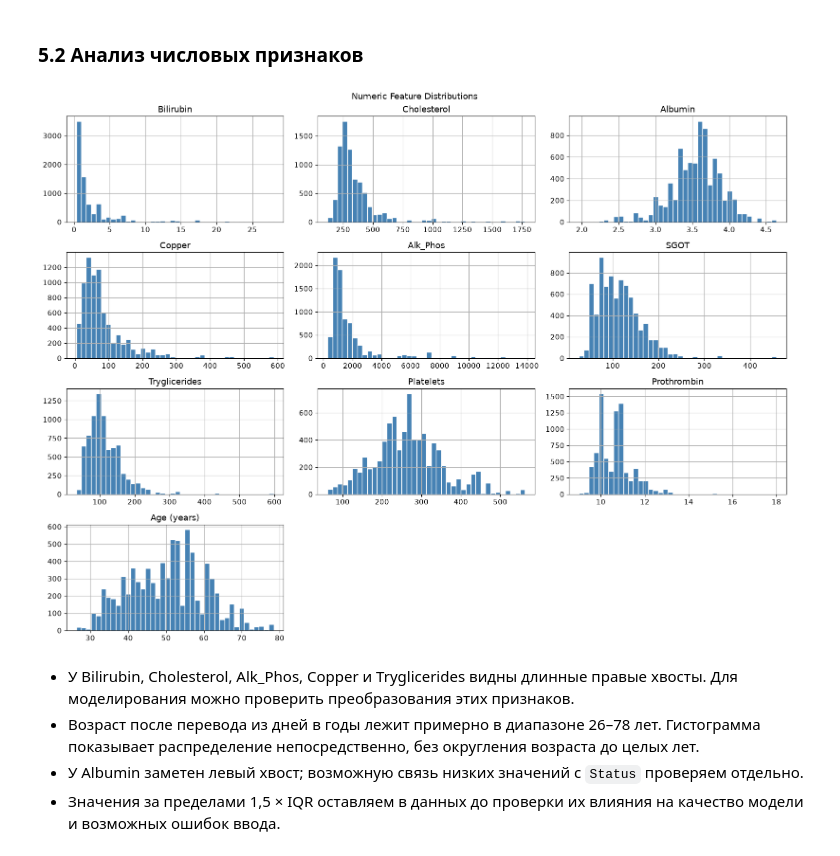
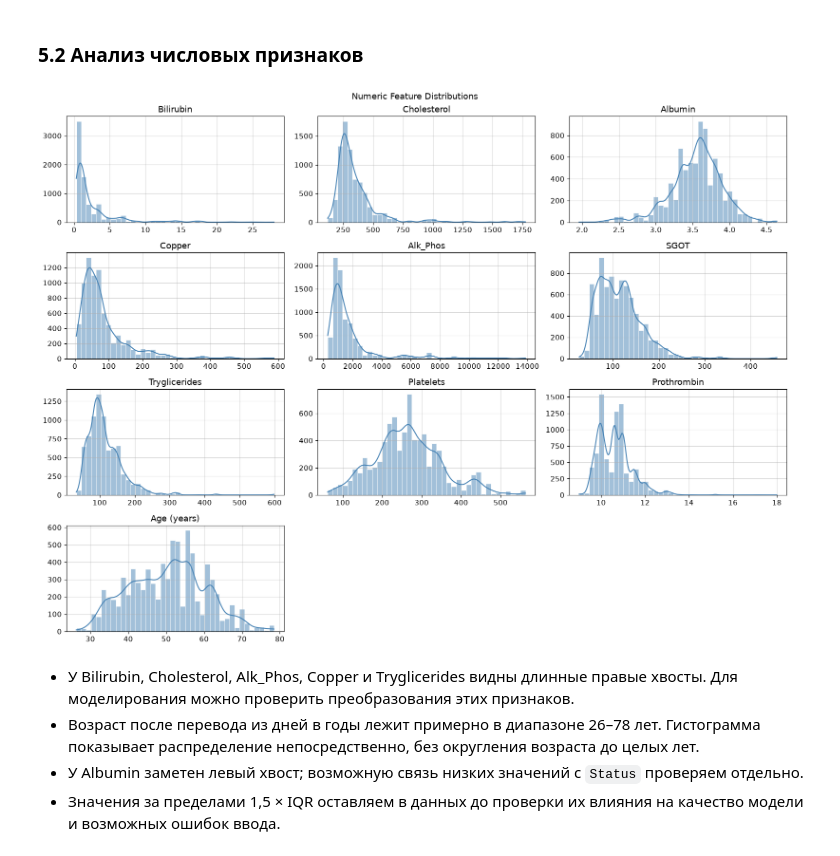
Before and after one commit to voronkovadarya74-cell/liver-cirrhosis-prediction, a Jupyter notebook: notebooks/eda_uno.ipynb, the cells around one changed output. Drawn from its saved outputs; the diff is of its cells as text; code cells hidden in the pictures.

Commit message:
Add density curves to numeric EDA histograms

```diff
--- a/notebooks/eda_uno.ipynb
+++ b/notebooks/eda_uno.ipynb
@@ -369,22 +369,31 @@ plt.show()
 # %% [markdown]
 ### 5.2 Анализ числовых признаков
 # %%
-# Собираем числовые признаки для общей сетки гистограмм.
+# Числовые признаки: гистограмма и сглаженная линия распределения (KDE).
 clean_num_feats = [
     column for column in train_clear.select_dtypes(include="number").columns
     if column not in {"Stage", "Age", "N_Days"}
 ]
-
 hist_data = train_clear[clean_num_feats].copy()
-# Переводим возраст в годы только для графика, не меняя исходный столбец.
+# Возраст переводим в годы только для графика, не изменяя исходный Age.
 hist_data["Age (years)"] = train_clear["Age"] / 365.25
 
-hist_data.hist(bins=40, figsize=(16, 12), color="steelblue", edgecolor="white")
-plt.suptitle("Numeric Feature Distributions")
+columns = hist_data.columns
+fig, axes = plt.subplots(4, 3, figsize=(16, 12))
+for ax, column in zip(axes.flat, columns):
+    sns.histplot(hist_data[column], bins=40, kde=True, ax=ax,
+                 color="steelblue", edgecolor="white")
+    ax.set_title(column)
+    ax.set_xlabel("")
+    ax.set_ylabel("")
+    ax.grid(True, alpha=0.5)
+for ax in list(axes.flat)[len(columns):]:
+    ax.set_visible(False)
+fig.suptitle("Numeric Feature Distributions")
 plt.tight_layout()
 plt.show()
 # %% [output]
-[figure, old version]
+[figure, new version]
 # %% [markdown]
 * У Bilirubin, Cholesterol, Alk_Phos, Copper и Tryglicerides видны длинные правые хвосты. Для моделирования можно проверить преобразования этих признаков.
 * Возраст после перевода из дней в годы лежит примерно в диапазоне 26–78 лет. Гистограмма показывает распределение непосредственно, без округления возраста до целых лет.
```
